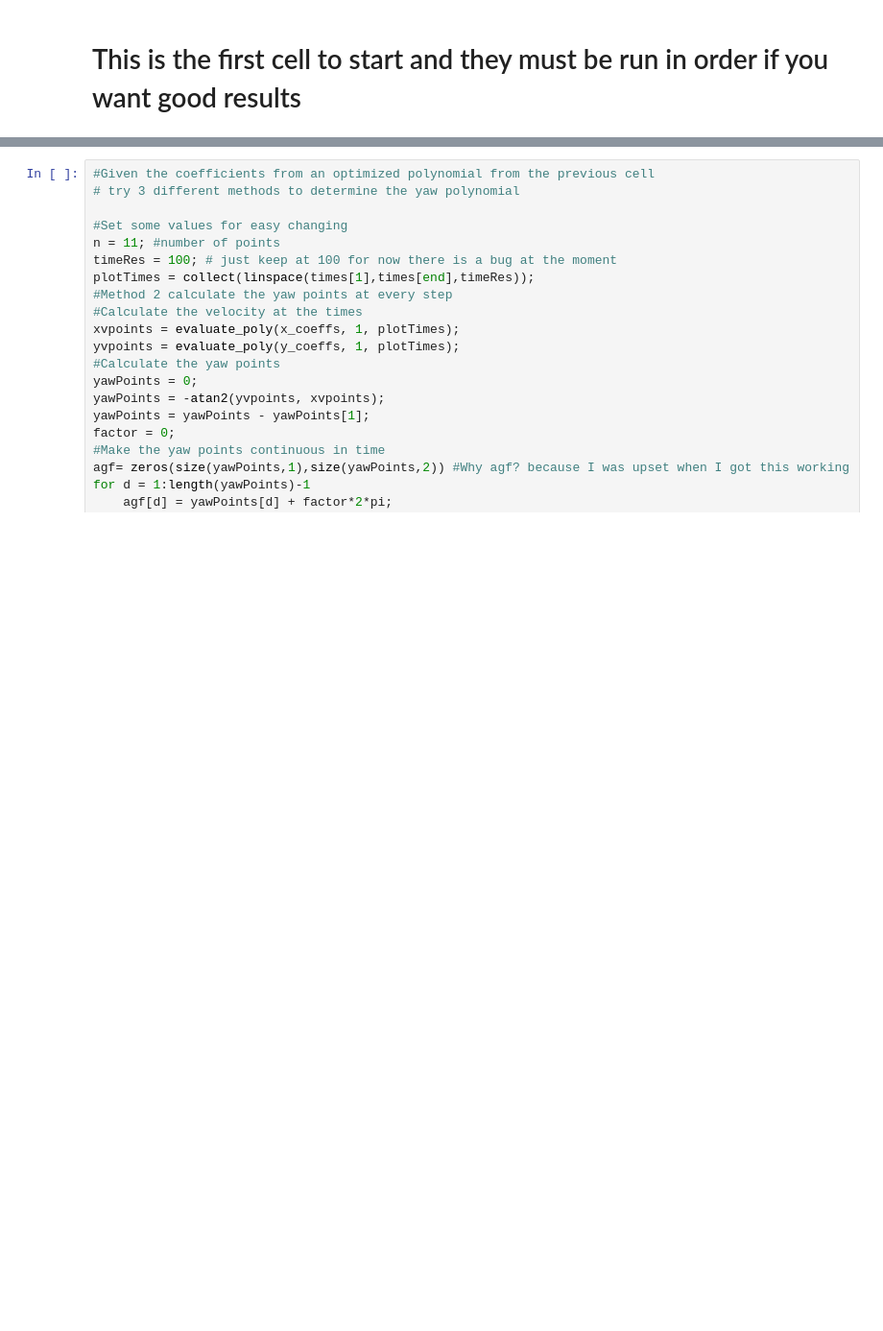
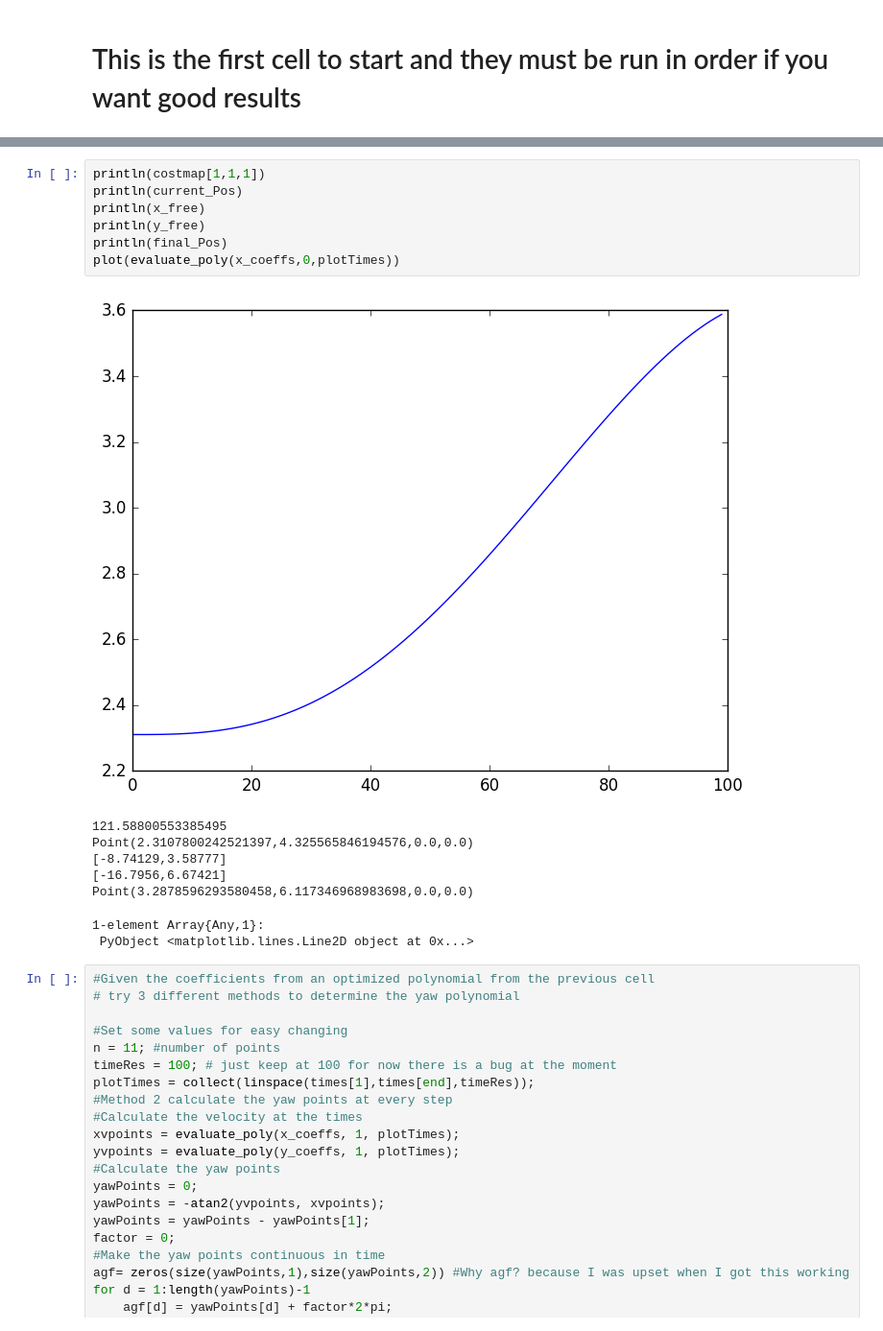
Before and after one commit to stefantj/polynomial-path-smoothing, a Jupyter notebook: LocalPolyPlanner.ipynb, the cells around one changed output, grey strips where cells are left out. Shown at 96% size. Saved outputs shown, nothing was run; the diff lists cells and outputs as text; blank space fills up the shorter version.

```diff
--- a/LocalPolyPlanner.ipynb
+++ b/LocalPolyPlanner.ipynb
@@ -622,3 +682,19 @@ PyObject <matplotlib.image.AxesImage object at 0x...>
+# %%
+println(costmap[1,1,1])
+println(current_Pos)
+println(x_free)
+println(y_free)
+println(final_Pos)
+plot(evaluate_poly(x_coeffs,0,plotTimes))
+# %% [output]
+[figure, added]
+121.58800553385495
+Point(2.3107800242521397,4.325565846194576,0.0,0.0)
+[-8.74129,3.58777]
+[-16.7956,6.67421]
+Point(3.2878596293580458,6.117346968983698,0.0,0.0)
+1-element Array{Any,1}:
+ PyObject <matplotlib.lines.Line2D object at 0x...>
 # %%
 #Given the coefficients from an optimized polynomial from the previous cell
 # try 3 different methods to determine the yaw polynomial
```
Also changed, not shown: parts of 4 cells of this notebook, 1 other file.
